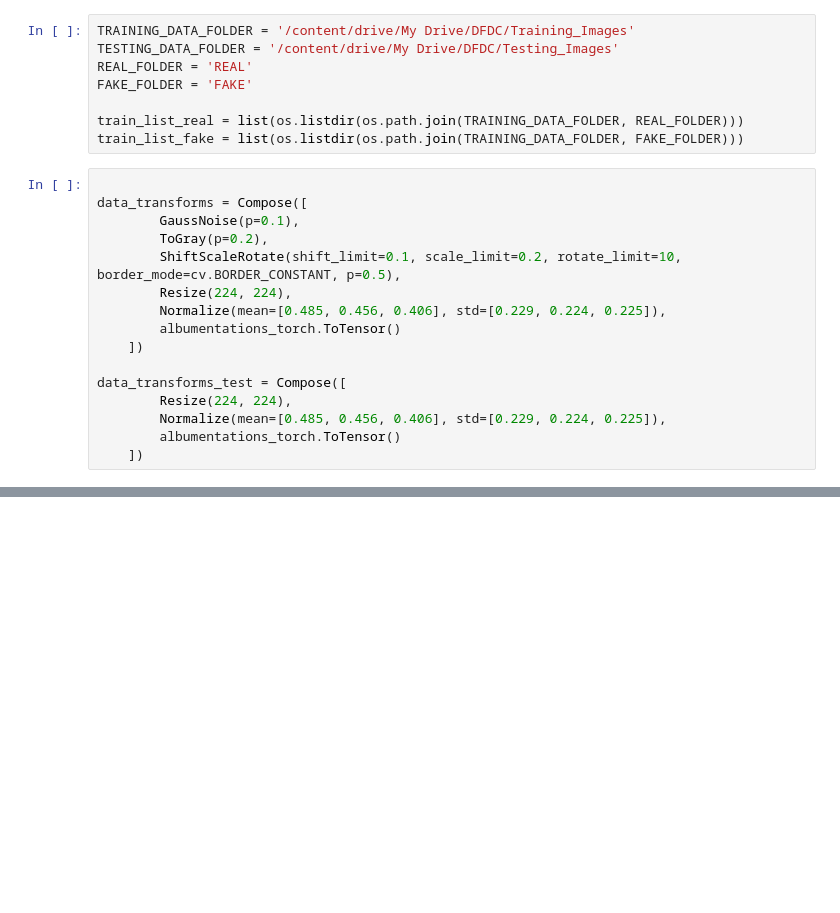
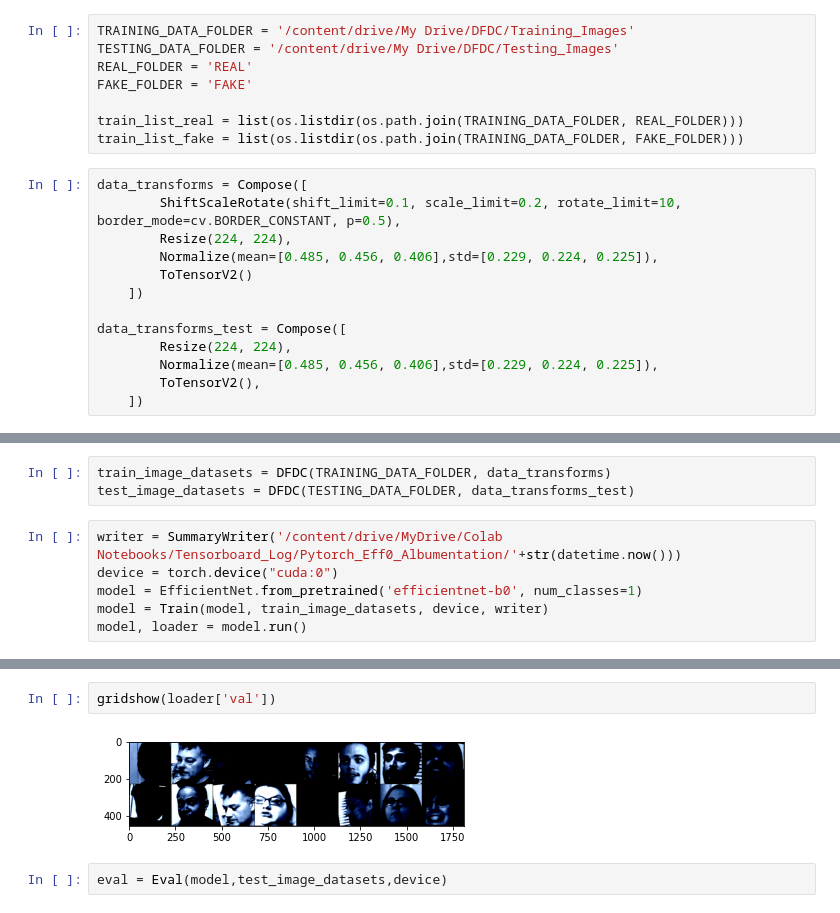
Before and after one commit to aides9/deepfake, a Jupyter notebook: Pytorch_Albumentation_Eff0.ipynb, the cells around one changed output, grey strips where cells are left out. Drawn from its saved outputs; the diff is of its cells as text; blank space fills up the shorter version.

```diff
--- a/Pytorch_Albumentation_Eff0.ipynb
+++ b/Pytorch_Albumentation_Eff0.ipynb
@@ -61,18 +57,15 @@ FAKE_FOLDER = 'FAKE'
 train_list_real = list(os.listdir(os.path.join(TRAINING_DATA_FOLDER, REAL_FOLDER)))
 train_list_fake = list(os.listdir(os.path.join(TRAINING_DATA_FOLDER, FAKE_FOLDER)))
 # %%
-
 data_transforms = Compose([
-        GaussNoise(p=0.1),
-        ToGray(p=0.2),
         ShiftScaleRotate(shift_limit=0.1, scale_limit=0.2, rotate_limit=10, border_mode=cv.BORDER_CONSTANT, p=0.5),
         Resize(224, 224),
-        Normalize(mean=[0.485, 0.456, 0.406], std=[0.229, 0.224, 0.225]),
-        albumentations_torch.ToTensor()
+        Normalize(mean=[0.485, 0.456, 0.406],std=[0.229, 0.224, 0.225]),
+        ToTensorV2()
     ])
 
 data_transforms_test = Compose([
         Resize(224, 224),
-        Normalize(mean=[0.485, 0.456, 0.406], std=[0.229, 0.224, 0.225]),
-        albumentations_torch.ToTensor()
+        Normalize(mean=[0.485, 0.456, 0.406],std=[0.229, 0.224, 0.225]),
+        ToTensorV2(),
     ])
@@ -273,0 +72,9 @@ log_loss(testlabels, predictions)
+# %%
+train_image_datasets = DFDC(TRAINING_DATA_FOLDER, data_transforms)
+test_image_datasets = DFDC(TESTING_DATA_FOLDER, data_transforms_test)
+# %%
+writer = SummaryWriter('/content/drive/MyDrive/Colab Notebooks/Tensorboard_Log/Pytorch_Eff0_Albumentation/'+str(datetime.now()))
+device = torch.device("cuda:0")
+model = EfficientNet.from_pretrained('efficientnet-b0', num_classes=1)
+model = Train(model, train_image_datasets, device, writer)
+model, loader = model.run()
@@ -273,0 +99,6 @@ log_loss(testlabels, predictions)
+# %%
+gridshow(loader['val'])
+# %% [output]
+[figure, added]
+# %%
+eval = Eval(model,test_image_datasets,device)
```
Also changed, not shown: parts of 22 cells of this notebook, 8 other files.
